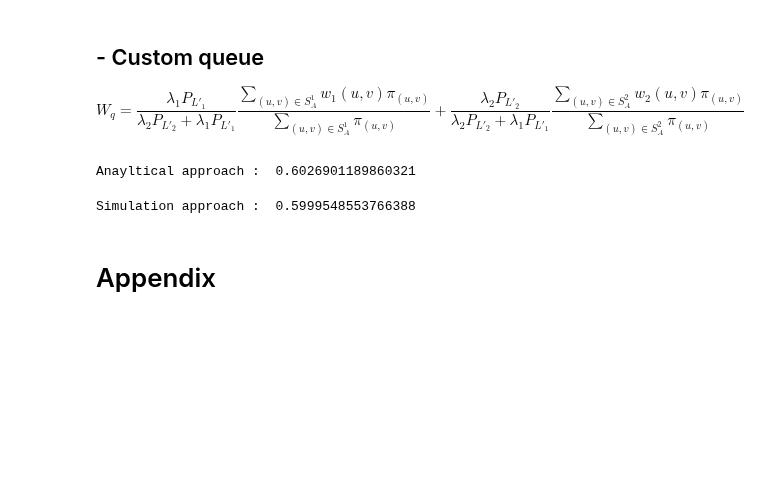
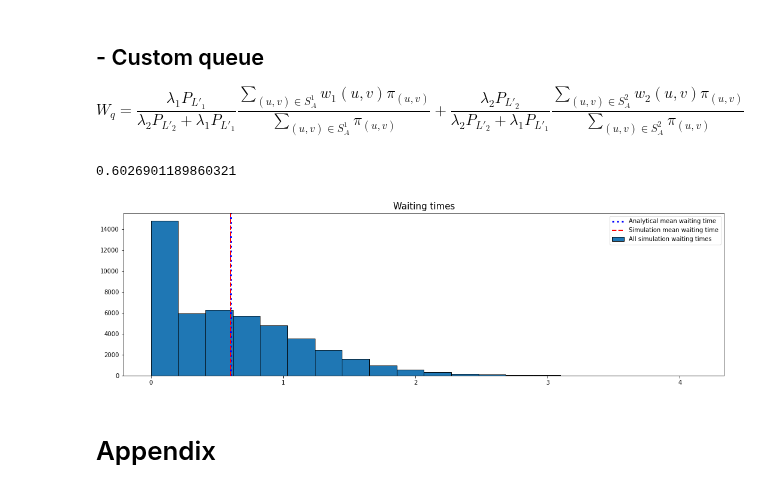
Before and after one commit to MichalisPanayides/Talks, a Jupyter notebook: PyCon - Namibia/main.ipynb, the cells around one changed output. Cells and saved outputs as stored; diff of their text form; code cells hidden in the pictures; blank space fills up the shorter version.

```diff
--- a/PyCon - Namibia/main.ipynb
+++ b/PyCon - Namibia/main.ipynb
@@ -283,15 +282,22 @@ params = {
 }
 # %%
 analytical_mean_wait = abg.markov.get_mean_waiting_time_using_markov_state_probabilities(**params)
-print("Anayltical approach : ", analytical_mean_wait)
+analytical_mean_wait
 # %% [output]
-Anayltical approach :  0.6026901189860321
+0.6026901189860321
 # %%
-results = abg.simulation.get_multiple_runs_results(**params)
-simulation_mean_wait = np.mean([np.mean(w.waiting_times) for w in results])
-print("Simulation approach : ", simulation_mean_wait)
+results = abg.simulation.get_multiple_runs_results(**params, seed_num=0)
+simulation_waits = [w.waiting_times for w in results]
+simulation_waits = sum(simulation_waits, [])
-# %% [output]
-Simulation approach :  0.5999548553766388
+# %%
+plt.figure(figsize=(18,5))
+plt.hist(simulation_waits, ec="black", bins=20);
+plt.axvline(np.mean(simulation_waits), color="blue", linestyle="dotted", linewidth=3)
+plt.axvline(analytical_mean_wait, color="red", linestyle="dashed", linewidth=2)
+plt.legend(["Analytical mean waiting time", "Simulation mean waiting time", "All simulation waiting times"])
+plt.title("Waiting times", fontsize=15);
+# %% [output]
+[figure, added]
 # %% [markdown]
 # Appendix
 # %%
```
Also changed, not shown: parts of 17 cells of this notebook, 5 other files.
